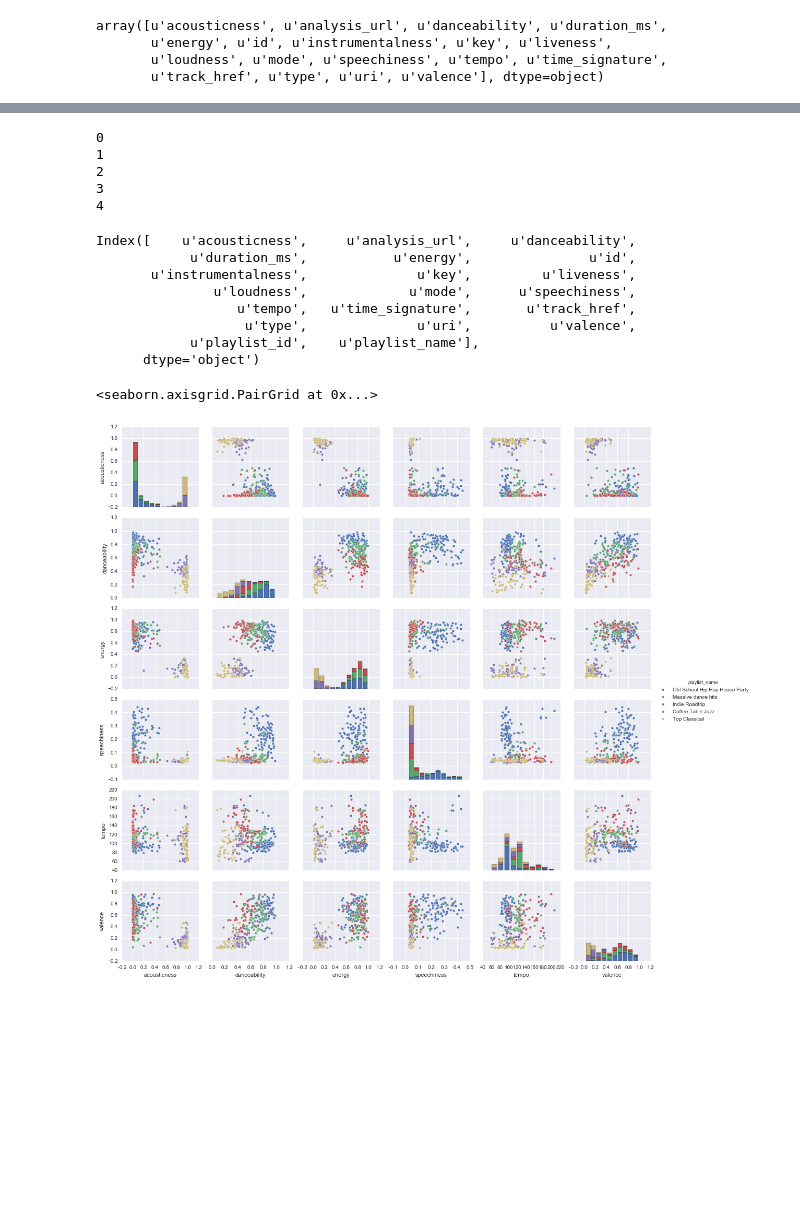
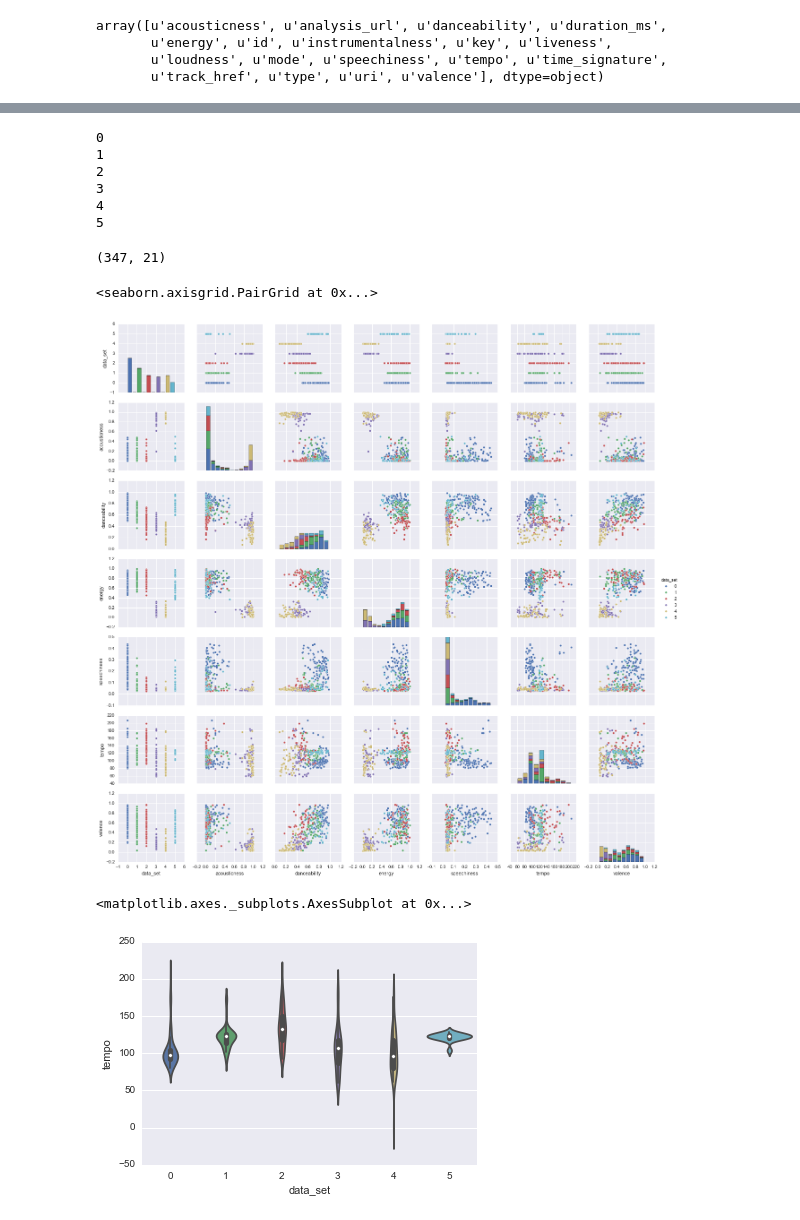
Before and after one commit to tomsyouruncle/dj_suggest_prototype, a Jupyter notebook: API_connect.ipynb, the cells around one changed output, grey strips where cells are left out. Drawn from its saved outputs; the diff is of its cells as text; code cells hidden in the pictures; blank space fills up the shorter version.

Commit message:
Complete initial exploratory analysis

```diff
--- a/API_connect.ipynb
+++ b/API_connect.ipynb
@@ -147,10 +124,11 @@ playlists
 # %%
 data_array = []
-for i in xrange(5):
+for i in xrange(6):
     print(i)
     table = features_list(get_tracks_from_playlist(playlists.ix[i,2],playlists.ix[i,0]))
     table['playlist_id'] = playlists.ix[i,0]
     table['playlist_name'] = playlists.ix[i,1]
+    table['data_set'] = i
     data_array.append(table)
 master_dataset = pd.concat(data_array)
 # %% [output]
@@ -159,21 +137,19 @@ master_dataset = pd.concat(data_array)
 2
 3
 4
+5
 # %%
-master_dataset.columns
+master_dataset.shape
 # %% [output]
-Index([    u'acousticness',     u'analysis_url',     u'danceability',
-            u'duration_ms',           u'energy',               u'id',
-       u'instrumentalness',              u'key',         u'liveness',
-               u'loudness',             u'mode',      u'speechiness',
-                  u'tempo',   u'time_signature',       u'track_href',
-                   u'type',              u'uri',          u'valence',
-            u'playlist_id',    u'playlist_name'],
-      dtype='object')
+(347, 21)
 # %%
-feature_subset = master_dataset[['playlist_name','acousticness','danceability','energy','speechiness','tempo','valence']]
-
-sb.pairplot(feature_subset.dropna(), hue='playlist_name')
+feature_subset = master_dataset[['playlist_name','data_set','acousticness','danceability','energy','speechiness','tempo','valence']]
+sb.pairplot(feature_subset.dropna(), hue='data_set')
 # %% [output]
 <seaborn.axisgrid.PairGrid at 0x...>
-[figure, old version]
+[figure, new version]
+# %%
+sb.violinplot(x='data_set', y='tempo', data=feature_subset)
+# %% [output]
+<matplotlib.axes._subplots.AxesSubplot at 0x...>
+[figure, added]
```
Also changed, not shown: parts of 5 cells of this notebook, 5 other files.
